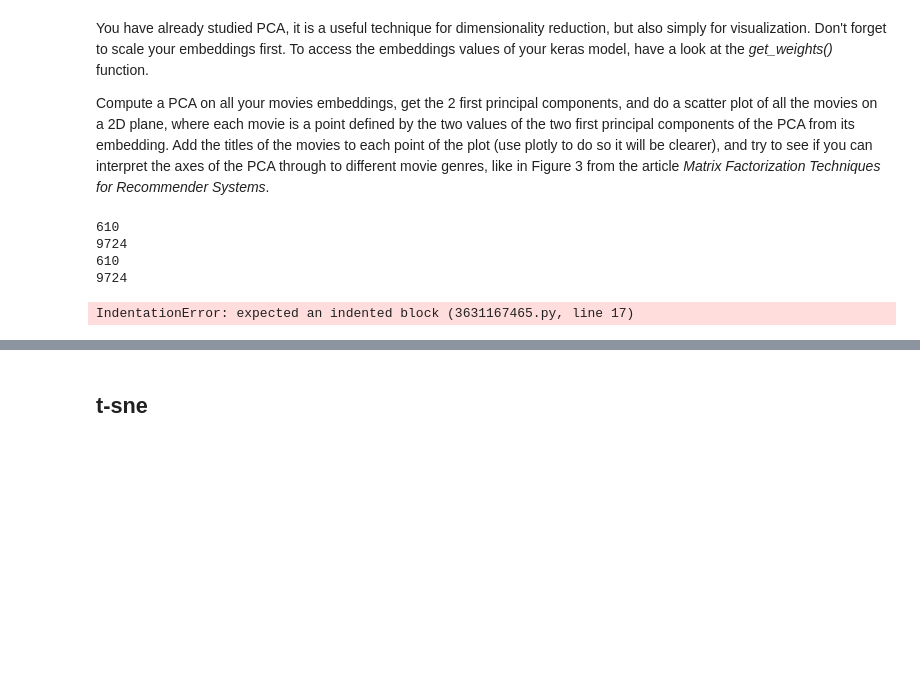
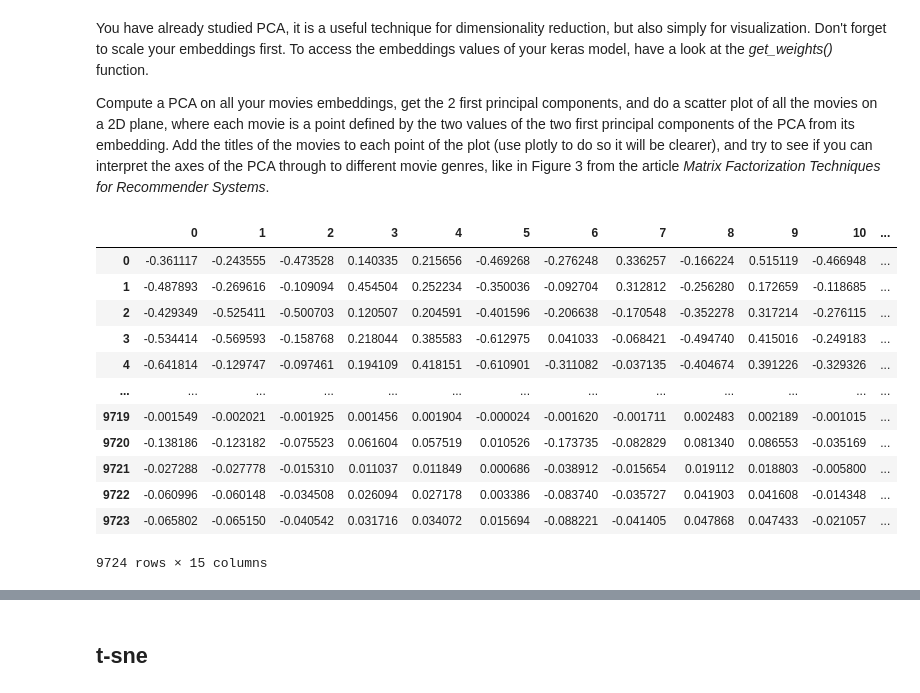
Before and after one commit to Impreccable/ML4, a Jupyter notebook: notebooks/Machine_Learning_4_Recommender_Systems.ipynb, the cells around one changed output, grey strips where cells are left out. Saved outputs shown, nothing was run; the diff lists cells and outputs as text; code cells hidden in the pictures; blank space fills up the shorter version.

```diff
--- a/notebooks/Machine_Learning_4_Recommender_Systems.ipynb
+++ b/notebooks/Machine_Learning_4_Recommender_Systems.ipynb
@@ -974,16 +856,3 @@ Let's now have a look at what is going on in the embedding space of the movies t
 You have already studied PCA, it is a useful technique for dimensionality reduction, but also simply for visualization. Don't forget to scale your embeddings first. To access the embeddings values of your keras model, have a look at the *get_weights()* function.
 
 Compute a PCA on all your movies embeddings, get the 2 first principal components, and do a scatter plot of all the movies on a 2D plane, where each movie is a point defined by the two values of the two first principal components of the PCA from its embedding. Add the titles of the movies to each point of the plot (use plotly to do so it will be clearer), and try to see if you can interpret the axes of the PCA through to different movie genres, like in Figure 3 from the article *Matrix Factorization Techniques for Recommender Systems*.
-# %%
-weights_list = best_model.get_weights()
-weights_list
-
-
-
-for i in weights_list:
-    print(len(i))
-# %% [output]
-610
-9724
-610
-9724
@@ -997,3 +859,26 @@ for i, elem in enumerate(weights_list):
+# %%
+weights_list = best_model.get_weights()
+movie_embendding = best_model.get_layer('q_i__movie_embedding')
+
+weights = movie_embendding.get_weights()
+
+embedding_df = pd.DataFrame(weights[0])
+# %%
+embedding_df
+# %% [output]
+|  | 0 | 1 | 2 | 3 | 4 | 5 | 6 | 7 | 8 | 9 | 10 | ... |
+| 0 | -0.361117 | -0.243555 | -0.473528 | 0.140335 | 0.215656 | -0.469268 | -0.276248 | 0.336257 | -0.166224 | 0.515119 | -0.466948 | ... |
+| 1 | -0.487893 | -0.269616 | -0.109094 | 0.454504 | 0.252234 | -0.350036 | -0.092704 | 0.312812 | -0.256280 | 0.172659 | -0.118685 | ... |
+| 2 | -0.429349 | -0.525411 | -0.500703 | 0.120507 | 0.204591 | -0.401596 | -0.206638 | -0.170548 | -0.352278 | 0.317214 | -0.276115 | ... |
+| 3 | -0.534414 | -0.569593 | -0.158768 | 0.218044 | 0.385583 | -0.612975 | 0.041033 | -0.068421 | -0.494740 | 0.415016 | -0.249183 | ... |
+| 4 | -0.641814 | -0.129747 | -0.097461 | 0.194109 | 0.418151 | -0.610901 | -0.311082 | -0.037135 | -0.404674 | 0.391226 | -0.329326 | ... |
+| ... | ... | ... | ... | ... | ... | ... | ... | ... | ... | ... | ... | ... |
+| 9719 | -0.001549 | -0.002021 | -0.001925 | 0.001456 | 0.001904 | -0.000024 | -0.001620 | -0.001711 | 0.002483 | 0.002189 | -0.001015 | ... |
+| 9720 | -0.138186 | -0.123182 | -0.075523 | 0.061604 | 0.057519 | 0.010526 | -0.173735 | -0.082829 | 0.081340 | 0.086553 | -0.035169 | ... |
+| 9721 | -0.027288 | -0.027778 | -0.015310 | 0.011037 | 0.011849 | 0.000686 | -0.038912 | -0.015654 | 0.019112 | 0.018803 | -0.005800 | ... |
+| 9722 | -0.060996 | -0.060148 | -0.034508 | 0.026094 | 0.027178 | 0.003386 | -0.083740 | -0.035727 | 0.041903 | 0.041608 | -0.014348 | ... |
+| 9723 | -0.065802 | -0.065150 | -0.040542 | 0.031716 | 0.034072 | 0.015694 | -0.088221 | -0.041405 | 0.047868 | 0.047433 | -0.021057 | ... |
+9724 rows × 15 columns
 # %%
 from sklearn.preprocessing import StandardScaler
 from sklearn.decomposition import PCA
@@ -1001,15 +886,5 @@ import plotly.express as px
 
 
 #TOFILL
-
 scaler = StandardScaler()
-
-
-for layer in best_model.layers:
-   pr
-
-
-   #scaler.fit(layer.get_weights())
-   #layer = scaler.transform(layer.get_weights())
+embedding_df_scaled = pd.DataFrame(scaler.fit_transform(embedding_df), columns=[f'feature_{i}' for i in range(embedding_df.shape[1])])
-# %% [output]
-IndentationError: expected an indented block (3631167465.py, line 17)
```
Also changed, not shown: parts of 46 cells of this notebook, 18 other files.
